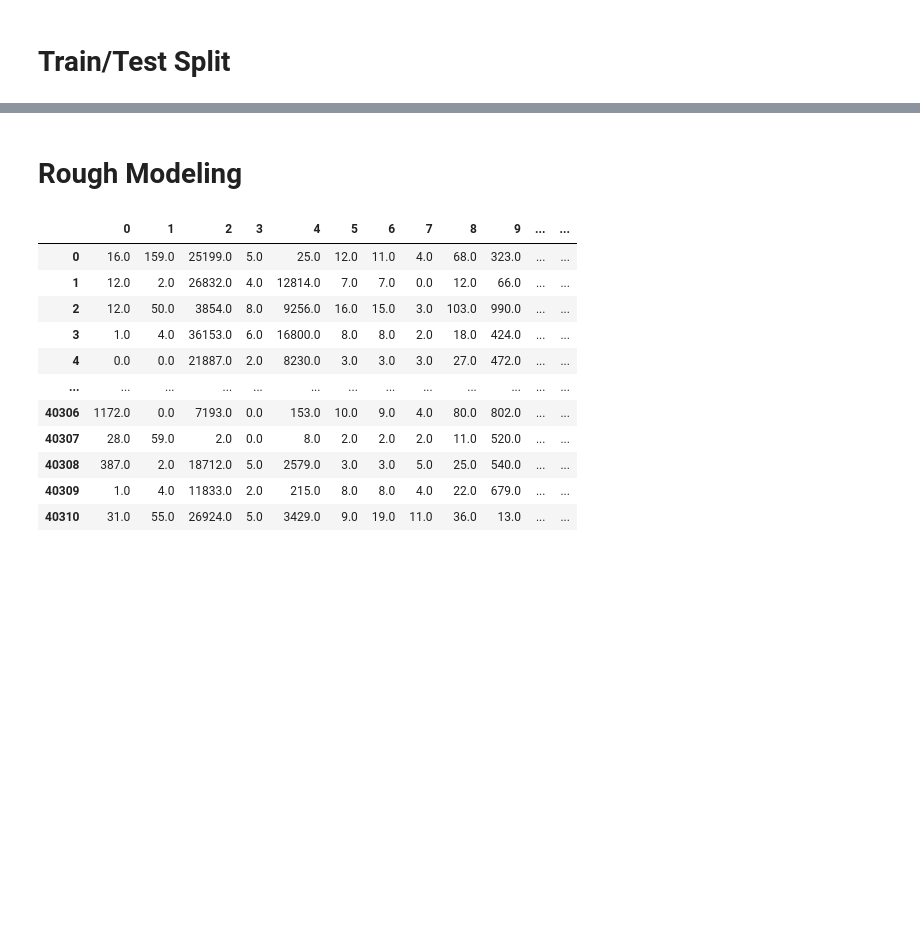
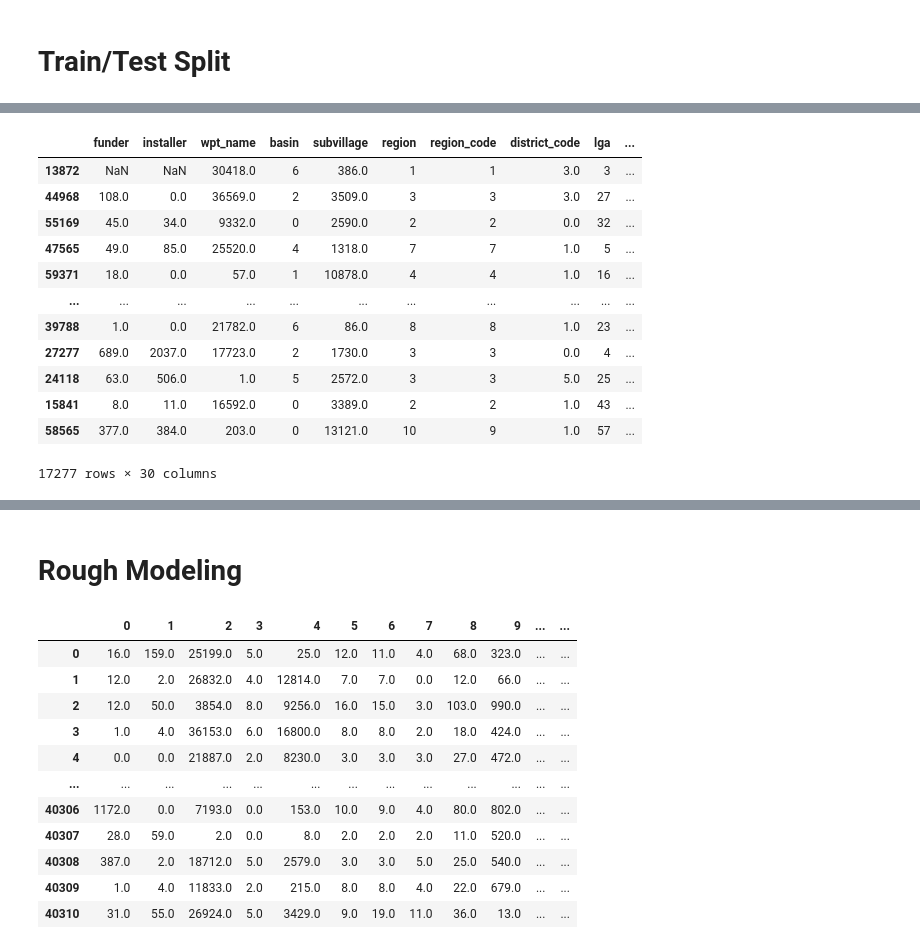
Before and after one commit to BobbyGerberick/Tanzanian_Water_Wells, a Jupyter notebook: Dev_Notebooks/JF_working.ipynb, the cells around one changed output, grey strips where cells are left out. Cells and saved outputs as stored; diff of their text form; code cells hidden in the pictures; blank space fills up the shorter version.

```diff
--- a/Dev_Notebooks/JF_working.ipynb
+++ b/Dev_Notebooks/JF_working.ipynb
@@ -953,7 +953,7 @@ Name: quantity_group, dtype: int64
 #                    "water_quality", "quantity_group"]
 # %%
 columns_to_drop = ["amount_tsh", "num_private", "recorded_by", "payment_type", "extraction_type", "extraction_type_group",
-                   "water_quality", "quantity_group"]
+                   "water_quality", "quantity_group", "scheme_name"]
 df1 = df.drop(columns_to_drop, axis = 1)
 df2 = df1.replace({'other': None,'none': None,'unknown' : None, -2.00E-08: None, "0": None})
 df2["district_code"].replace({0: None}, inplace=True)
@@ -1033,0 +1056,16 @@ X_train, X_test, y_train, y_test = train_test_split(X, y, random_state=33, test_
+# %%
+X_test
+# %% [output]
+|  | funder | installer | wpt_name | basin | subvillage | region | region_code | district_code | lga | ... |
+| 13872 | NaN | NaN | 30418.0 | 6 | 386.0 | 1 | 1 | 3.0 | 3 | ... |
+| 44968 | 108.0 | 0.0 | 36569.0 | 2 | 3509.0 | 3 | 3 | 3.0 | 27 | ... |
+| 55169 | 45.0 | 34.0 | 9332.0 | 0 | 2590.0 | 2 | 2 | 0.0 | 32 | ... |
+| 47565 | 49.0 | 85.0 | 25520.0 | 4 | 1318.0 | 7 | 7 | 1.0 | 5 | ... |
+| 59371 | 18.0 | 0.0 | 57.0 | 1 | 10878.0 | 4 | 4 | 1.0 | 16 | ... |
+| ... | ... | ... | ... | ... | ... | ... | ... | ... | ... | ... |
+| 39788 | 1.0 | 0.0 | 21782.0 | 6 | 86.0 | 8 | 8 | 1.0 | 23 | ... |
+| 27277 | 689.0 | 2037.0 | 17723.0 | 2 | 1730.0 | 3 | 3 | 0.0 | 4 | ... |
+| 24118 | 63.0 | 506.0 | 1.0 | 5 | 2572.0 | 3 | 3 | 5.0 | 25 | ... |
+| 15841 | 8.0 | 11.0 | 16592.0 | 0 | 3389.0 | 2 | 2 | 1.0 | 43 | ... |
+| 58565 | 377.0 | 384.0 | 203.0 | 0 | 13121.0 | 10 | 9 | 1.0 | 57 | ... |
+17277 rows × 30 columns
```
Also changed, not shown: parts of 33 cells of this notebook, 4 other files.
